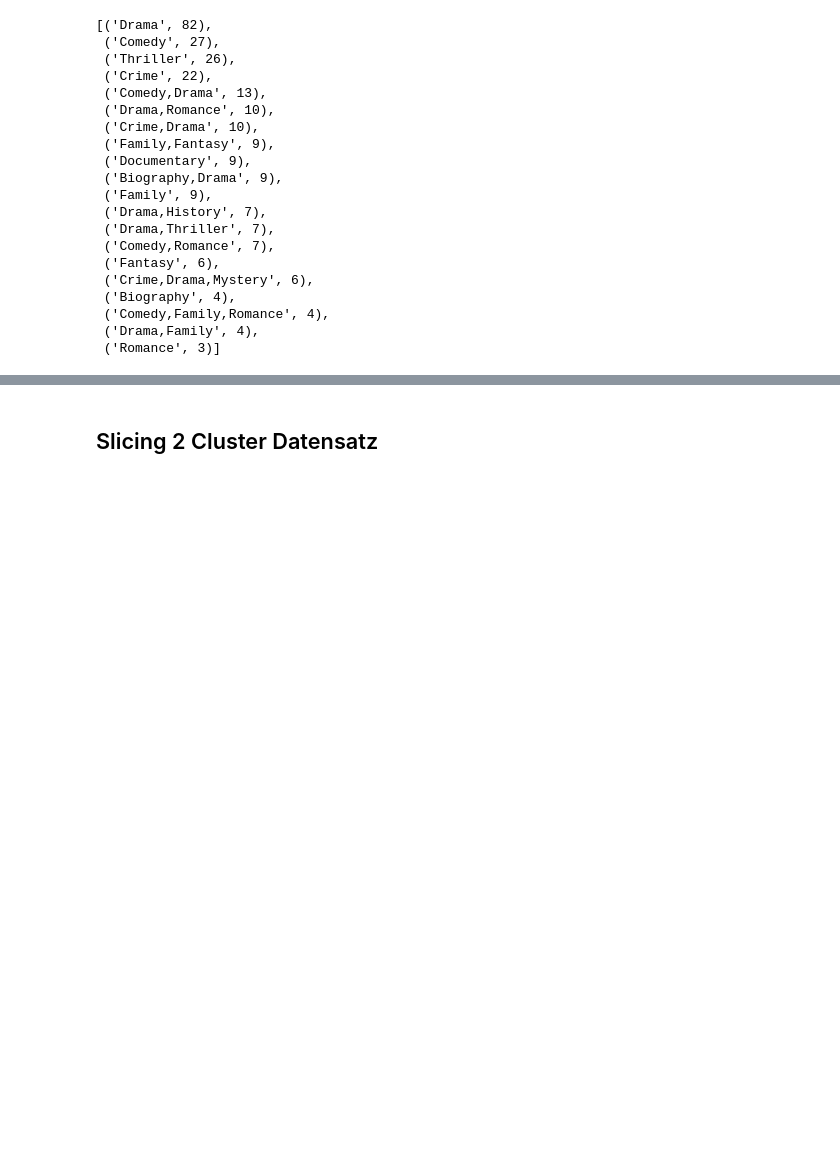
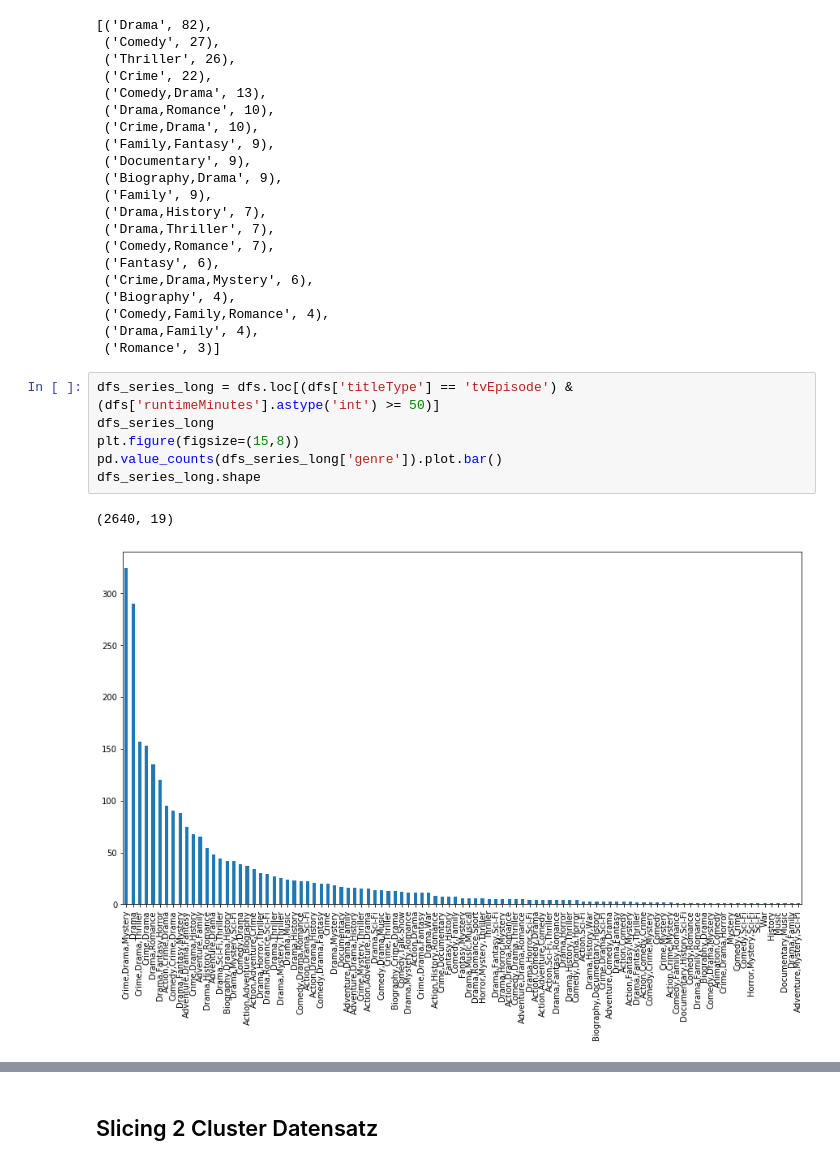
Before and after one commit to LennartKeller/SubtitleClustering, a Jupyter notebook: notebooks/Jan_Koe_ClusteringUberZeit-Copy1.ipynb, the cells around one changed output, grey strips where cells are left out. Saved outputs shown, nothing was run; the diff lists cells and outputs as text; blank space fills up the shorter version.

```diff
--- a/notebooks/Jan_Koe_ClusteringUberZeit-Copy1.ipynb
+++ b/notebooks/Jan_Koe_ClusteringUberZeit-Copy1.ipynb
@@ -281,3 +285,12 @@ genre_combination_frequs.most_common(20)
  ('Comedy,Family,Romance', 4),
  ('Drama,Family', 4),
  ('Romance', 3)]
+# %%
+dfs_series_long = dfs.loc[(dfs['titleType'] == 'tvEpisode') & (dfs['runtimeMinutes'].astype('int') >= 50)]
+dfs_series_long
+plt.figure(figsize=(15,8))
+pd.value_counts(dfs_series_long['genre']).plot.bar()
+dfs_series_long.shape
+# %% [output]
+(2640, 19)
+[figure, added]
```
Also changed, not shown: parts of 4 cells of this notebook.
